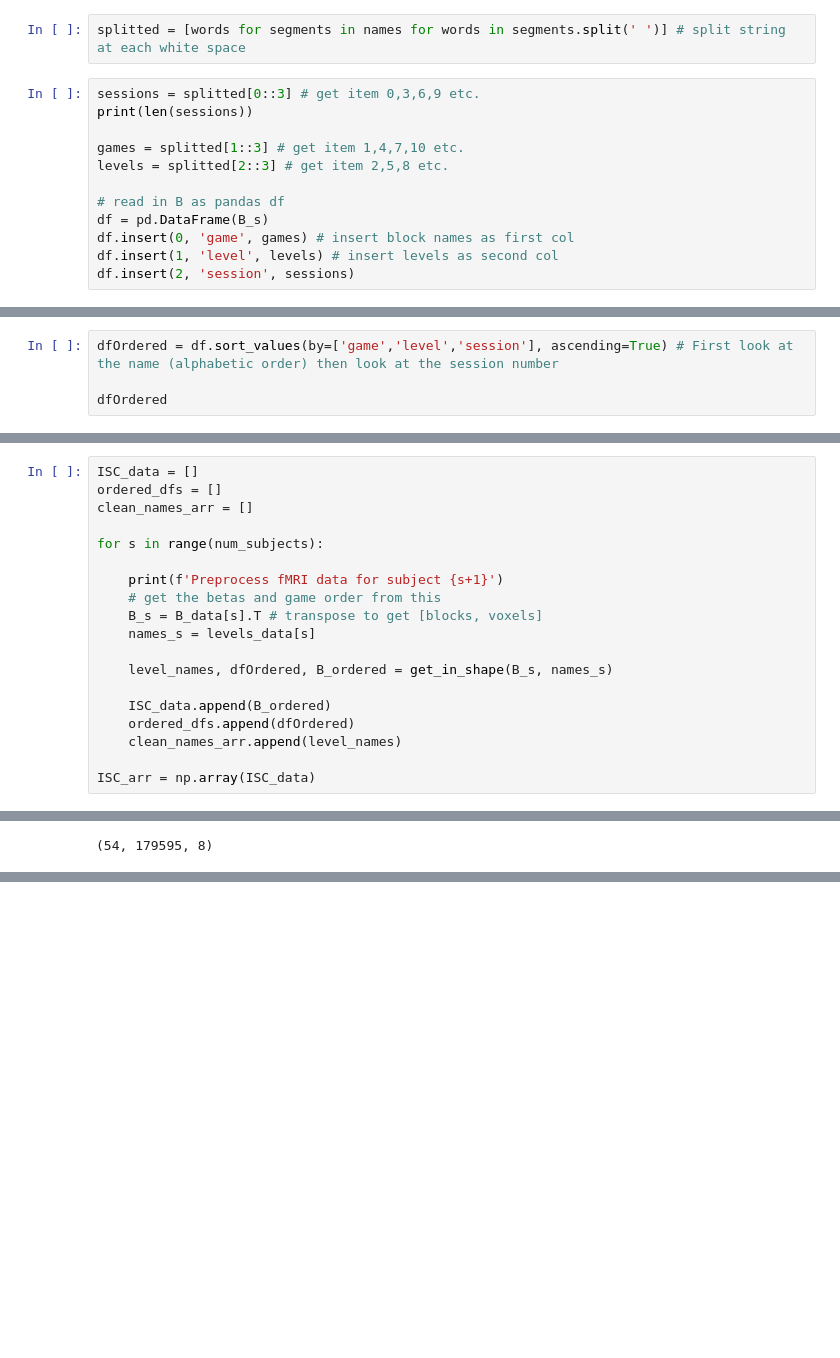
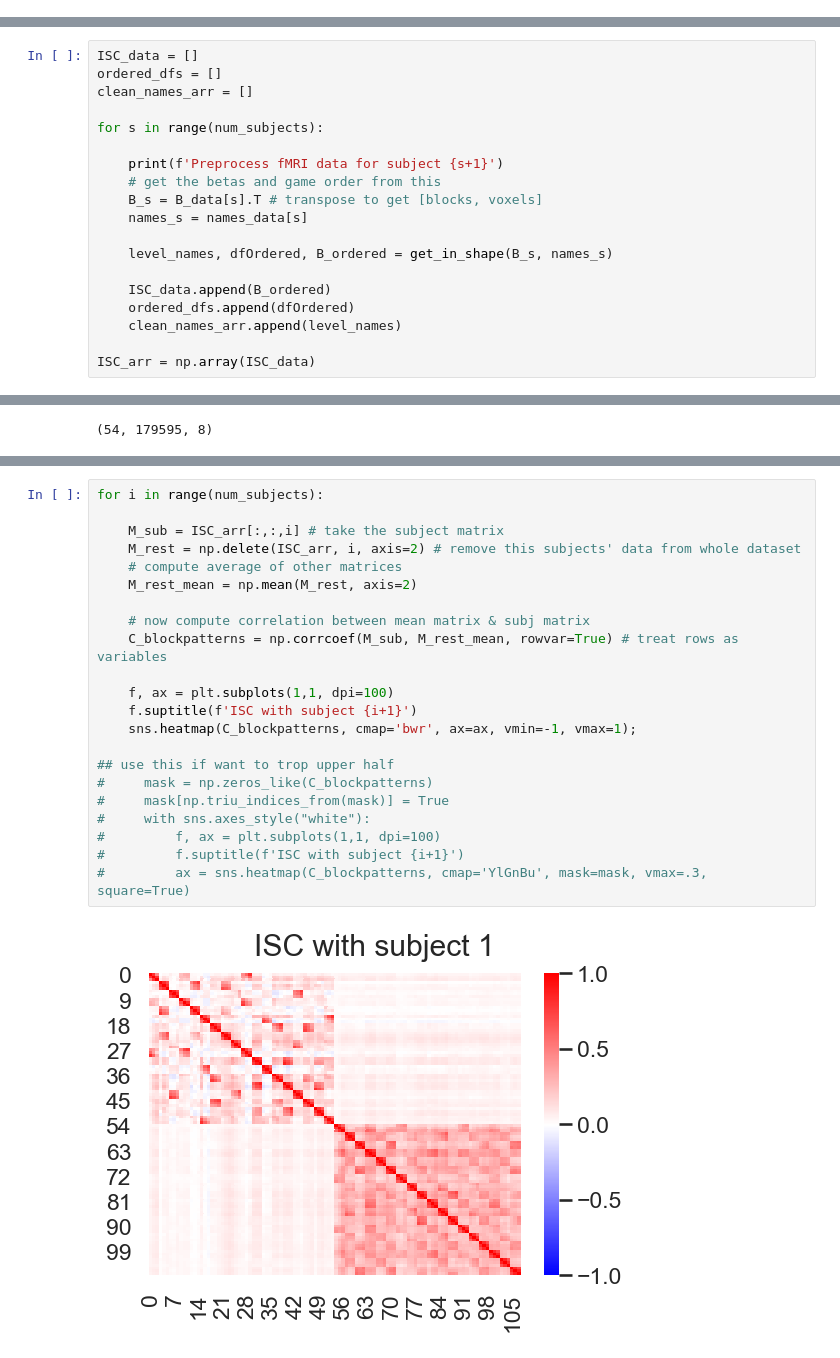
Before and after one commit to tomov/VGDL-fMRI-Python-Data-Analysis, a Jupyter notebook: Multivariate_analyses/ISC_levels.ipynb, the cells around one changed output, grey strips where cells are left out. Cells and saved outputs as stored; diff of their text form; blank space fills up the shorter version.

```diff
--- a/Multivariate_analyses/ISC_levels.ipynb
+++ b/Multivariate_analyses/ISC_levels.ipynb
@@ -194,14 +180,0 @@ for name in levels_s:
-# %%
-splitted = [words for segments in names for words in segments.split(' ')] # split string at each white space
-# %%
-sessions = splitted[0::3] # get item 0,3,6,9 etc.
-print(len(sessions))
-
-games = splitted[1::3] # get item 1,4,7,10 etc.
-levels = splitted[2::3] # get item 2,5,8 etc.
-
-# read in B as pandas df
-df = pd.DataFrame(B_s)
-df.insert(0, 'game', games) # insert block names as first col
-df.insert(1, 'level', levels) # insert levels as second col
-df.insert(2, 'session', sessions)
@@ -231,4 +180,0 @@ df
-# %%
-dfOrdered = df.sort_values(by=['game','level','session'], ascending=True) # First look at the name (alphabetic order) then look at the session number
-
-dfOrdered
@@ -325,7 +252,7 @@ for s in range(num_subjects):
     print(f'Preprocess fMRI data for subject {s+1}')
     # get the betas and game order from this
     B_s = B_data[s].T # transpose to get [blocks, voxels]
-    names_s = levels_data[s]
+    names_s = names_data[s]
 
     level_names, dfOrdered, B_ordered = get_in_shape(B_s, names_s)
 
@@ -386,0 +330,24 @@ ISC_arr.shape # [levels, voxels, subjects]
+# %%
+for i in range(num_subjects):
+
+    M_sub = ISC_arr[:,:,i] # take the subject matrix
+    M_rest = np.delete(ISC_arr, i, axis=2) # remove this subjects' data from whole dataset
+    # compute average of other matrices
+    M_rest_mean = np.mean(M_rest, axis=2)
+
+    # now compute correlation between mean matrix & subj matrix
+    C_blockpatterns = np.corrcoef(M_sub, M_rest_mean, rowvar=True) # treat rows as variables
+
+    f, ax = plt.subplots(1,1, dpi=100)
+    f.suptitle(f'ISC with subject {i+1}')
+    sns.heatmap(C_blockpatterns, cmap='bwr', ax=ax, vmin=-1, vmax=1);
+
+## use this if want to trop upper half
+#     mask = np.zeros_like(C_blockpatterns)
+#     mask[np.triu_indices_from(mask)] = True
+#     with sns.axes_style("white"):
+#         f, ax = plt.subplots(1,1, dpi=100)
+#         f.suptitle(f'ISC with subject {i+1}')
+#         ax = sns.heatmap(C_blockpatterns, cmap='YlGnBu', mask=mask, vmax=.3, square=True)
+# %% [output]
+[figure, added]
```
Also changed, not shown: parts of 11 cells of this notebook.
